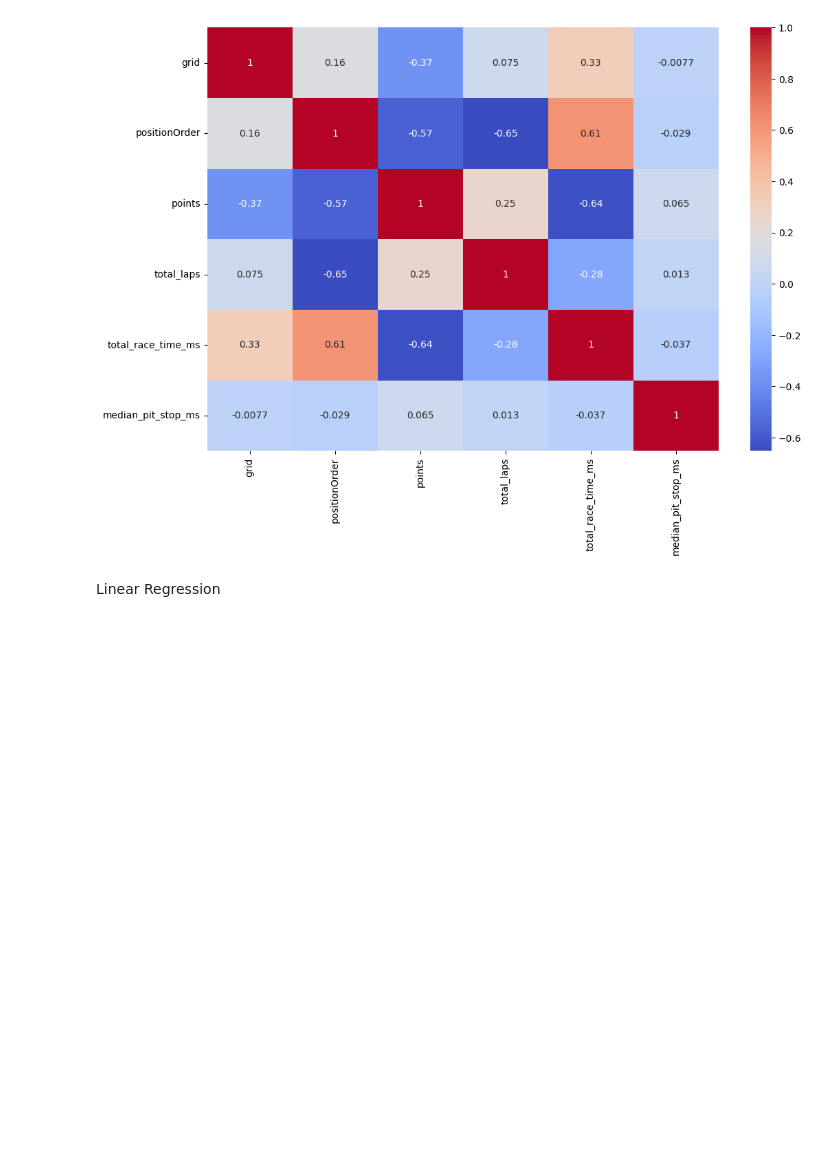
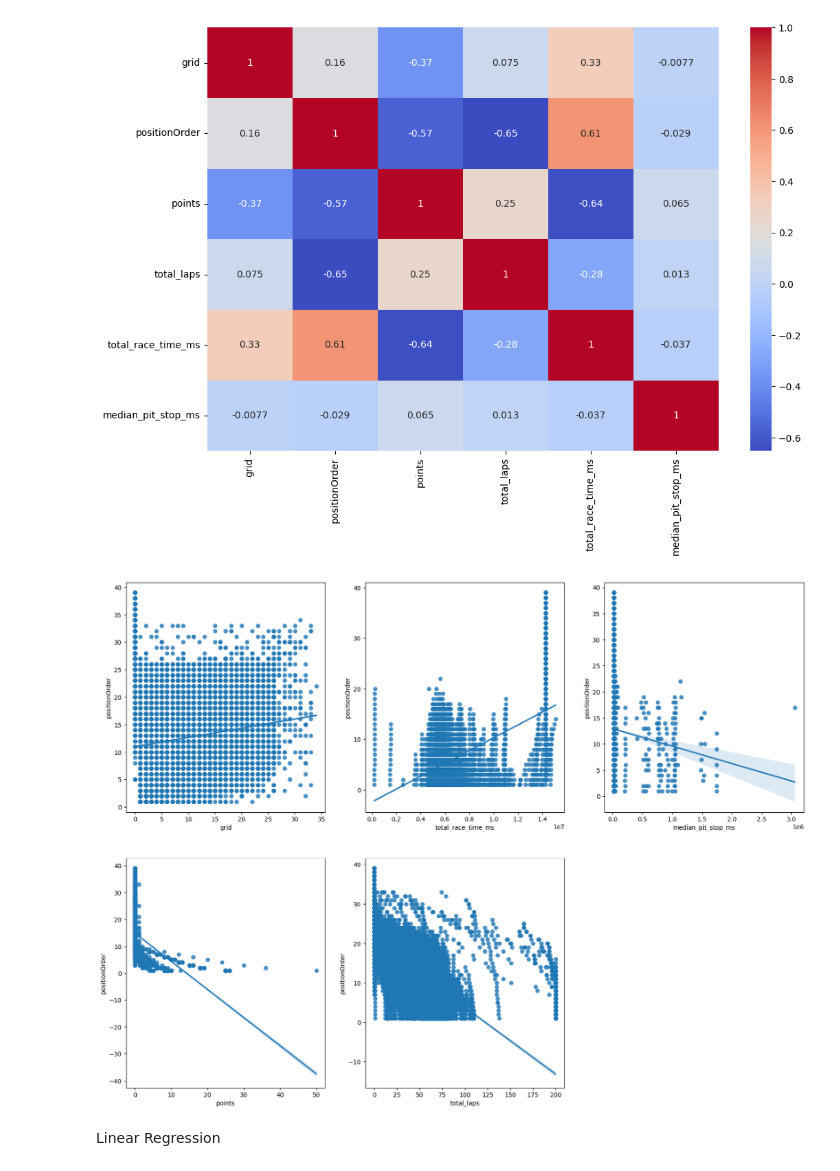
Before and after one commit to Meenakshipooranik/Formula1-Mini-Sprint, a Jupyter notebook: formula1_mini_sprint.ipynb, the cells around one changed output. Drawn from its saved outputs; the diff is of its cells as text; code cells hidden in the pictures; blank space fills up the shorter version.

```diff
--- a/formula1_mini_sprint.ipynb
+++ b/formula1_mini_sprint.ipynb
@@ -847,6 +892,17 @@ sns.heatmap(merged_data[filtered_columns].corr(), annot=True, cmap='coolwarm')
 plt.show()
 # %% [output]
 [figure]
+# %%
+columns=['grid','total_race_time_ms','median_pit_stop_ms','points','total_laps']
+plt.figure(figsize=(20, 15))
+i=0
+for col in columns:
+    i=i+1
+    plt.subplot(2,3,i)
+    sns.regplot(x = col, y = 'positionOrder', data = merged_data,order=1)
+plt.show()
+# %% [output]
+[figure, added]
 # %% [markdown]
 Linear Regression
 # %%
```
Also changed, not shown: parts of 14 cells of this notebook.
